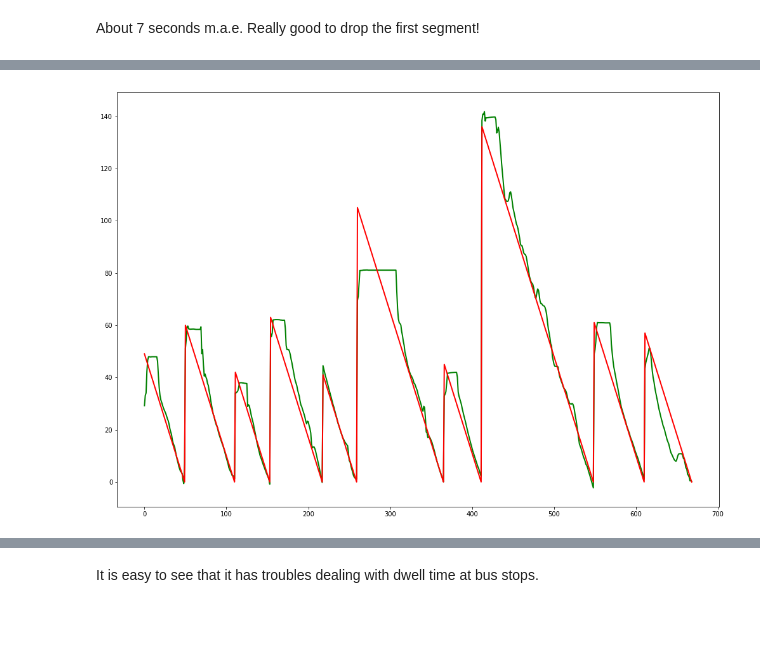
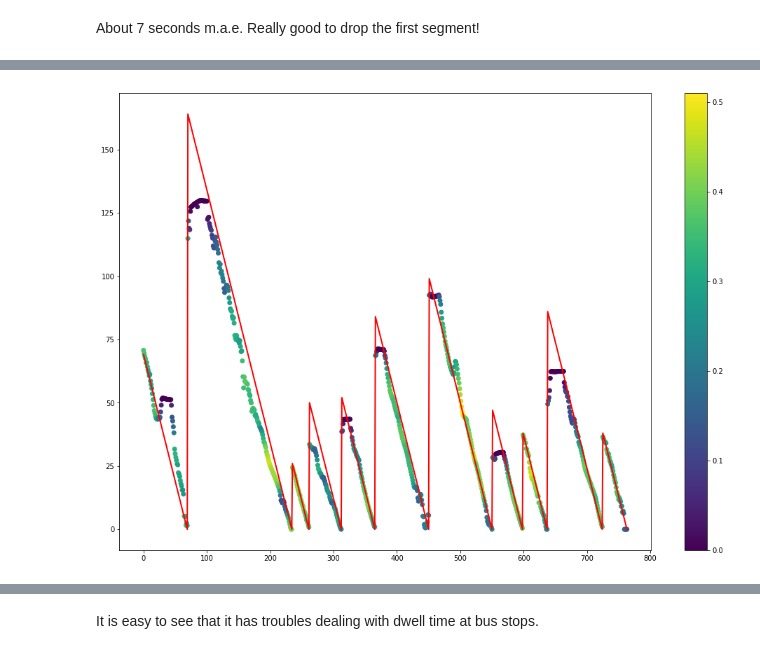
Before and after one commit to M20190649/TDDE19-bus-arrival-time, a Jupyter notebook: ANN/Model 2v2 - all data all features with sequence of test data.ipynb, the cells around one changed output, grey strips where cells are left out. Saved outputs shown, nothing was run; the diff lists cells and outputs as text; code cells hidden in the pictures; blank space fills up the shorter version.

```diff
--- a/ANN/Model 2v2 - all data all features with sequence of test data.ipynb
+++ b/ANN/Model 2v2 - all data all features with sequence of test data.ipynb
@@ -11,6 +11,9 @@ import pandas as pds
 import datetime as dt
 # %%
 data = pds.read_pickle('added_t_ttjs.pkl')
+# %%
+# Data for line 11
+data = pds.read_pickle('added_t_211.pkl')
 # %%
 data.head()
 # %% [output]
@@ -49,7 +52,7 @@ dataset['dir_cos'] = np.cos(df.direction*(np.pi/180))
 
 dataset['speed'] = (df['speed']-df['speed'].min())/(df['speed'].max()-df['speed'].min())
 # Previousla was 'time_since_journey_start'
-dataset['ttjs'] = (df['ttjs']-df['ttjs'].min())/(df['ttjs'].max()-df['ttjs'].min())
+#dataset['ttjs'] = (df['ttjs']-df['ttjs'].min())/(df['ttjs'].max()-df['ttjs'].min())
 
 dataset['latitude'] = (df['latitude']-df['latitude'].min())/(df['latitude'].max()-df['latitude'].min())
 dataset['longitude'] = (df['longitude']-df['longitude'].min())/(df['longitude'].max()-df['longitude'].min())
@@ -72,6 +79,6 @@ Select an arbitrary number of test journeys
 # %%
 # Roughly 20%
-num_test_segments = 700
+num_test_segments = 300 #700
 msk = np.random.randint(1, dataset.journey_number.unique()[-1], num_test_segments)
 mask = dataset['journey_number'].isin(msk)
 # %% [markdown]
@@ -252,8 +334,10 @@ predictions = model.predict(test_single_d.values, batch_size=1, verbose=1)
 # %%
 plt.rcParams['figure.figsize'] = [17, 12]
-plt.plot(predictions, color='green', linewidth=2, markersize=12)
+#plt.plot(predictions, color='green', linewidth=2, markersize=12)
+plt.scatter(range(len(predictions)),predictions, c=test_single_d['speed'].values)
+plt.colorbar()
 plt.plot(test_single_l, color='red', linewidth=2, markersize=12)
 plt.show()
 print(model.evaluate(test_single_d.values, test_single_l.values))
 # %% [output]
-[figure, old version]
+[figure, new version]
```
Also changed, not shown: parts of 15 cells of this notebook, 1 other file.
